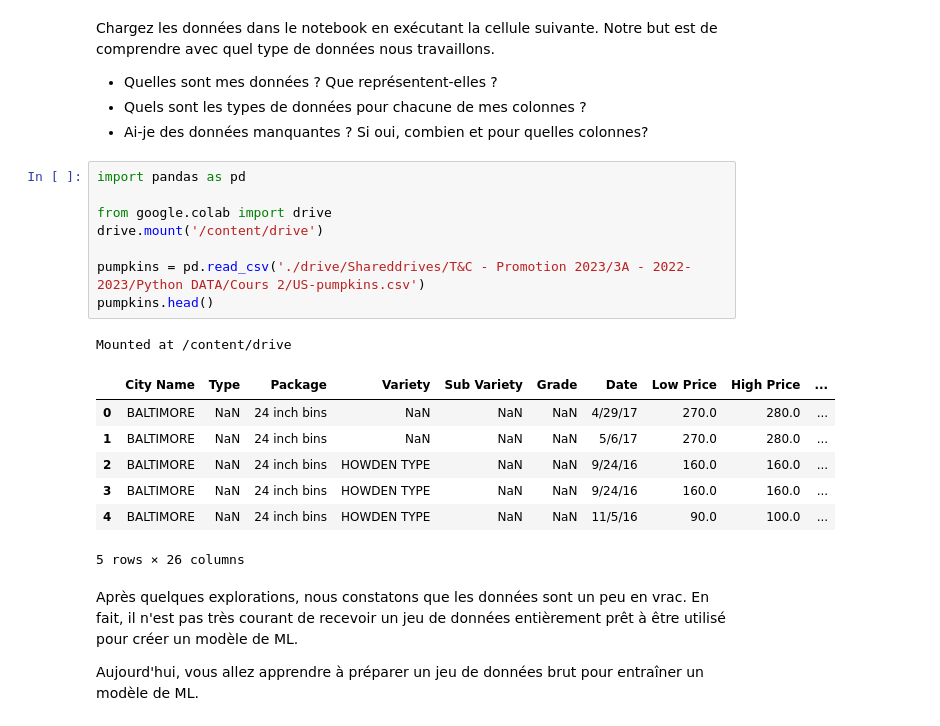
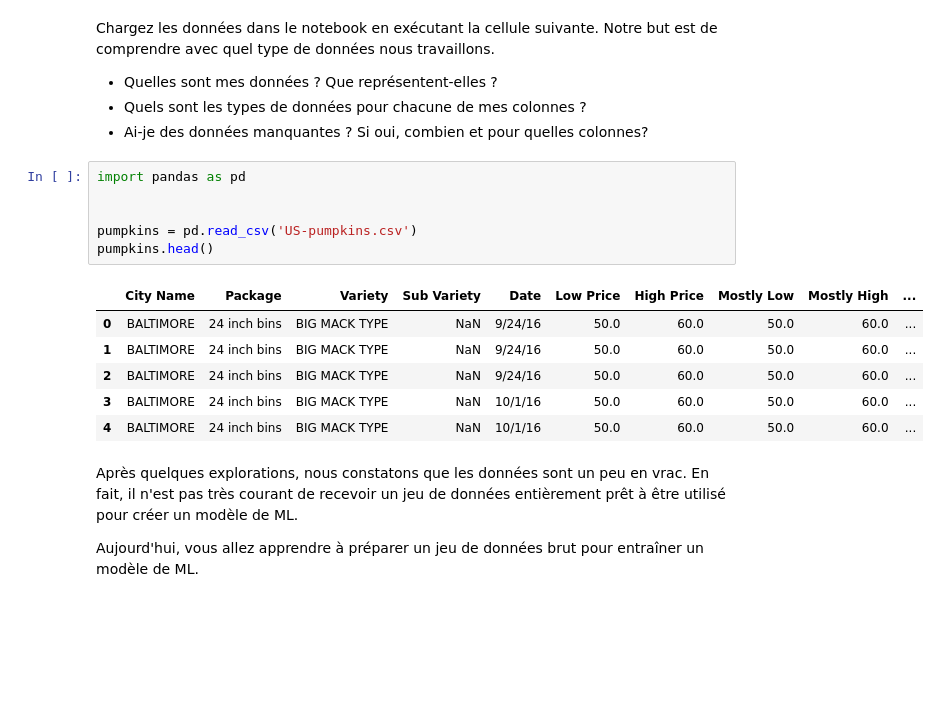
Before and after one commit to yacine-21/machine_learning, a Jupyter notebook: Cours_2_Regression_Linéaire.ipynb, the cells around one changed output. Saved outputs shown, nothing was run; the diff lists cells and outputs as text; blank space fills up the shorter version.

```diff
--- a/Cours_2_Regression_Linéaire.ipynb
+++ b/Cours_2_Regression_Linéaire.ipynb
@@ -24,20 +24,16 @@ Chargez les données dans le notebook en exécutant la cellule suivante. Notre b
 # %%
 import pandas as pd
 
-from google.colab import drive
-drive.mount('/content/drive')
 
-pumpkins = pd.read_csv('./drive/Shareddrives/T&C - Promotion 2023/3A - 2022-2023/Python DATA/Cours 2/US-pumpkins.csv')
+pumpkins = pd.read_csv('US-pumpkins.csv')
 pumpkins.head()
 # %% [output]
-Mounted at /content/drive
-|  | City Name | Type | Package | Variety | Sub Variety | Grade | Date | Low Price | High Price | ... |
-| 0 | BALTIMORE | NaN | 24 inch bins | NaN | NaN | NaN | 4/29/17 | 270.0 | 280.0 | ... |
-| 1 | BALTIMORE | NaN | 24 inch bins | NaN | NaN | NaN | 5/6/17 | 270.0 | 280.0 | ... |
-| 2 | BALTIMORE | NaN | 24 inch bins | HOWDEN TYPE | NaN | NaN | 9/24/16 | 160.0 | 160.0 | ... |
-| 3 | BALTIMORE | NaN | 24 inch bins | HOWDEN TYPE | NaN | NaN | 9/24/16 | 160.0 | 160.0 | ... |
-| 4 | BALTIMORE | NaN | 24 inch bins | HOWDEN TYPE | NaN | NaN | 11/5/16 | 90.0 | 100.0 | ... |
+|  | City Name | Package | Variety | Sub Variety | Date | Low Price | High Price | Mostly Low | Mostly High | ... |
+| 0 | BALTIMORE | 24 inch bins | BIG MACK TYPE | NaN | 9/24/16 | 50.0 | 60.0 | 50.0 | 60.0 | ... |
+| 1 | BALTIMORE | 24 inch bins | BIG MACK TYPE | NaN | 9/24/16 | 50.0 | 60.0 | 50.0 | 60.0 | ... |
+| 2 | BALTIMORE | 24 inch bins | BIG MACK TYPE | NaN | 9/24/16 | 50.0 | 60.0 | 50.0 | 60.0 | ... |
+| 3 | BALTIMORE | 24 inch bins | BIG MACK TYPE | NaN | 10/1/16 | 50.0 | 60.0 | 50.0 | 60.0 | ... |
+| 4 | BALTIMORE | 24 inch bins | BIG MACK TYPE | NaN | 10/1/16 | 50.0 | 60.0 | 50.0 | 60.0 | ... |
-5 rows × 26 columns
 # %% [markdown]
 Après quelques explorations, nous constatons que les données sont un peu en vrac. En fait, il n'est pas très courant de recevoir un jeu de données entièrement prêt à être utilisé pour créer un modèle de ML.
 
```
Also changed, not shown: parts of 7 cells of this notebook, 2 other files.
